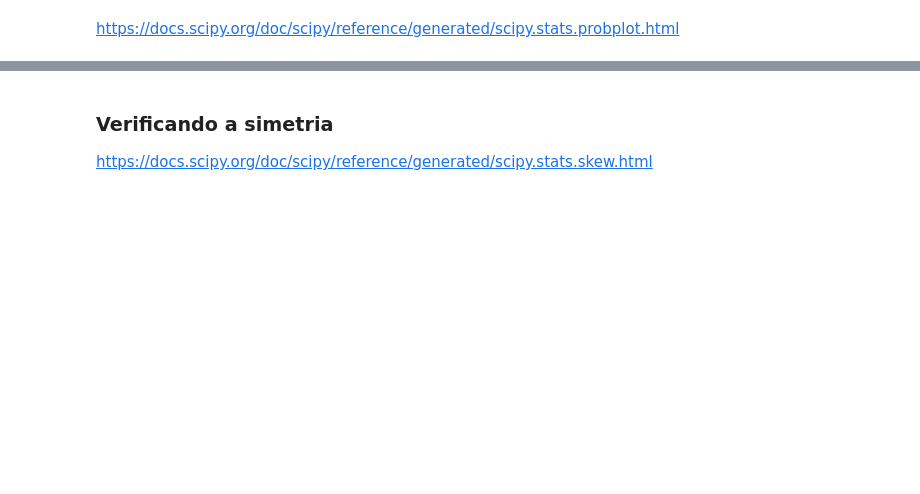
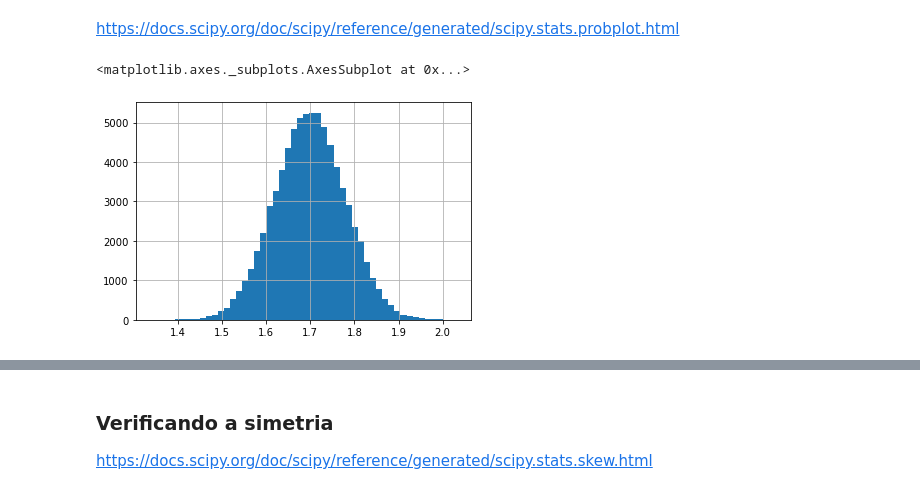
Before and after one commit to DorivanKadatzBorba/JupyterDS_Estudos, a Jupyter notebook: Estatística com python/#05 Correlação e Regressão/Curso_de_Estatística_Parte_4.ipynb, the cells around one changed output, grey strips where cells are left out. Cells and saved outputs as stored; diff of their text form; code cells hidden in the pictures; blank space fills up the shorter version.

```diff
--- a/Estatística com python/#05 Correlação e Regressão/Curso_de_Estatística_Parte_4.ipynb
+++ b/Estatística com python/#05 Correlação e Regressão/Curso_de_Estatística_Parte_4.ipynb
@@ -1147,2 +1359,7 @@ https://docs.scipy.org/doc/scipy/reference/generated/scipy.stats.normaltest.html
 # %% [markdown]
 https://docs.scipy.org/doc/scipy/reference/generated/scipy.stats.probplot.html
+# %%
+dados.Altura.hist(bins=50)
+# %% [output]
+<matplotlib.axes._subplots.AxesSubplot at 0x...>
+[figure, added]
```
Also changed, not shown: parts of 47 cells of this notebook, 2 other files.
